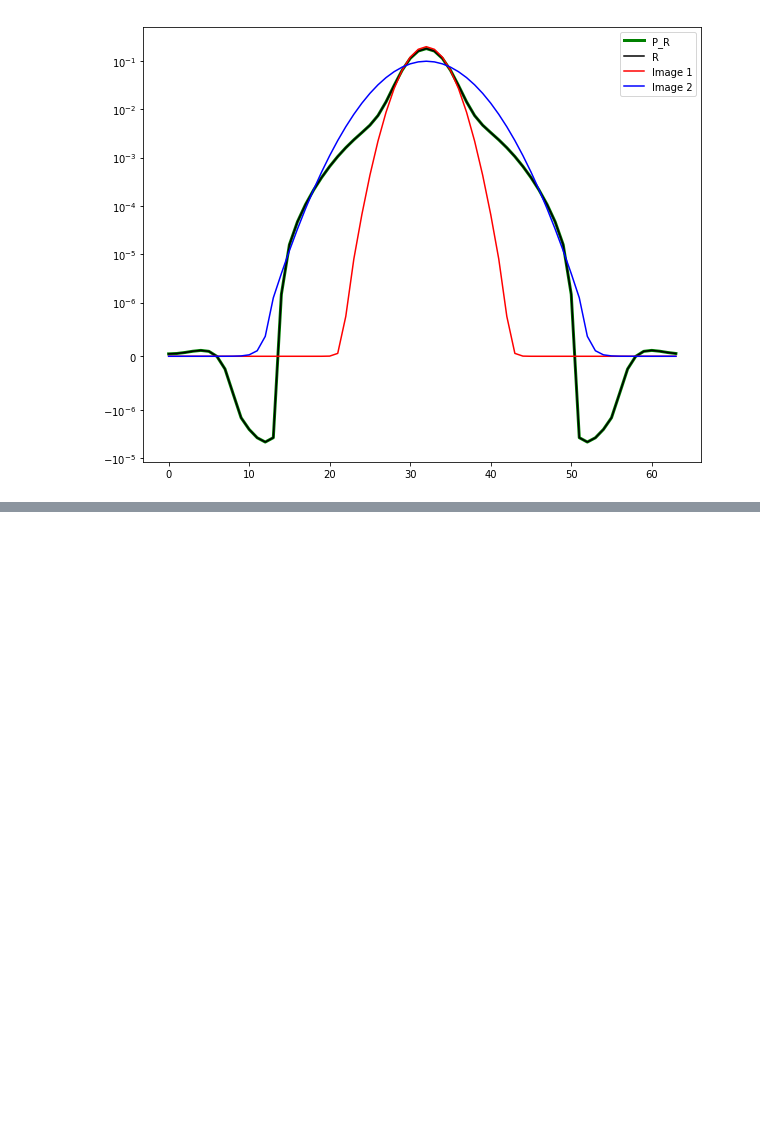
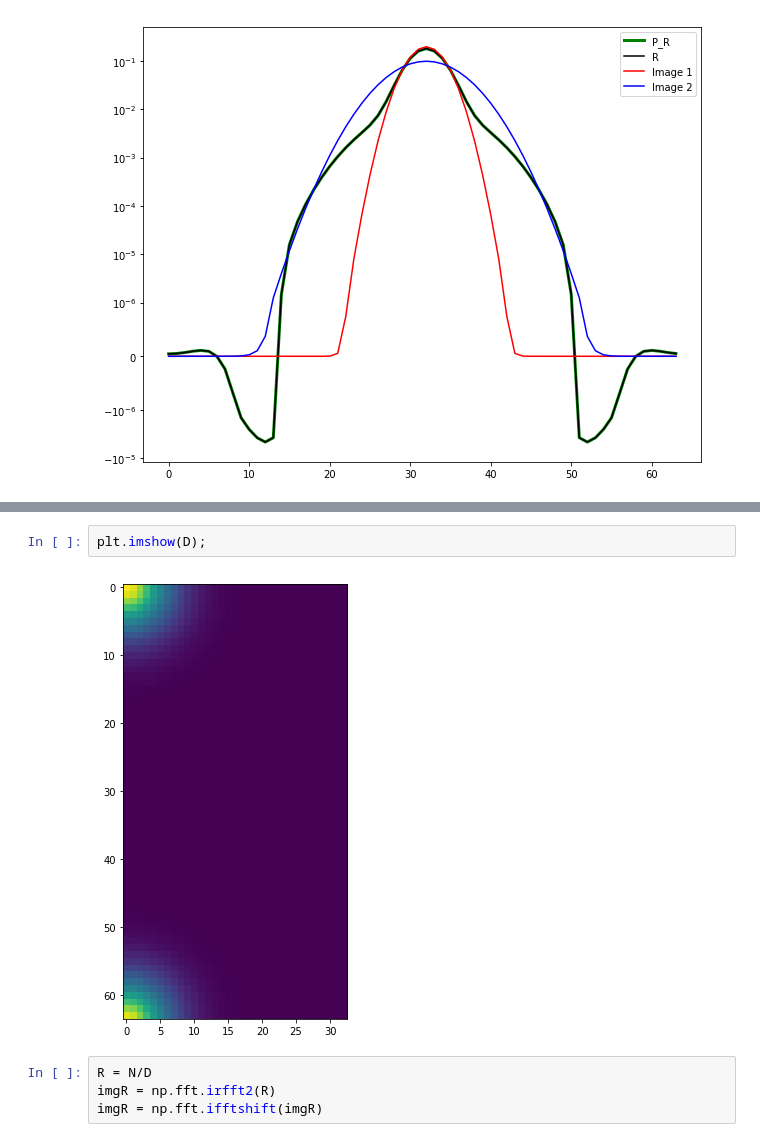
Before and after one commit to dstndstn/detection-paper, a Jupyter notebook: zackay.ipynb, the cells around one changed output, grey strips where cells are left out. Drawn from its saved outputs; the diff is of its cells as text; blank space fills up the shorter version.

```diff
--- a/zackay.ipynb
+++ b/zackay.ipynb
@@ -253,0 +291,8 @@ plt.legend();
+# %%
+plt.imshow(D);
+# %% [output]
+[figure, added]
+# %%
+R = N/D
+imgR = np.fft.irfft2(R)
+imgR = np.fft.ifftshift(imgR)
```
Also changed, not shown: parts of 14 cells of this notebook.
